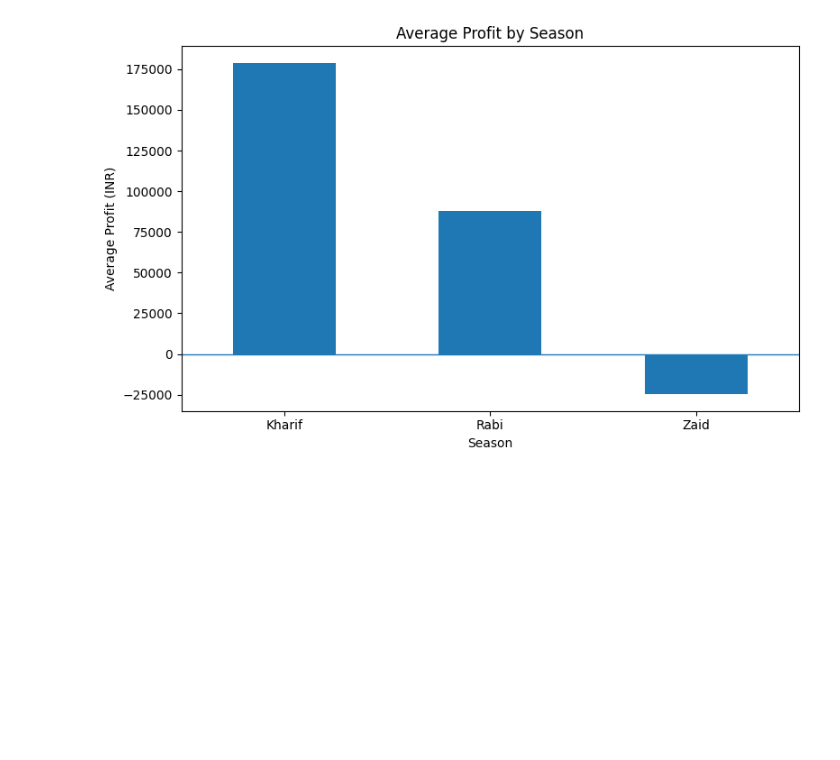
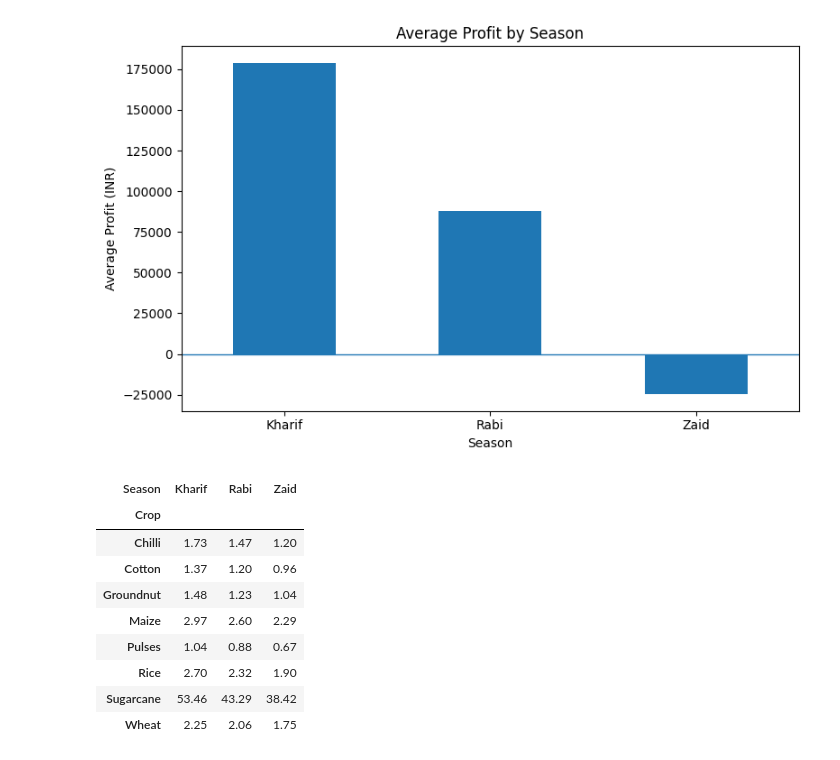
Before and after one commit to kaustubh9306-git/seasonal-agriculture-performance-analysis, a Jupyter notebook: Untitled4.ipynb, the cells around one changed output. Cells and saved outputs as stored; diff of their text form; code cells hidden in the pictures; blank space fills up the shorter version.

```diff
--- a/Untitled4.ipynb
+++ b/Untitled4.ipynb
@@ -213,3 +213,23 @@ plt.tight_layout()
 plt.show()
 # %% [output]
 [figure]
+# %%
+crop_season_yield = df_clean.pivot_table(
+    index="Crop",
+    columns="Season",
+    values="Yield_Tonnes_Ha",
+    aggfunc="mean"
+).round(2)
+
+crop_season_yield
+# %% [output]
+| Season | Kharif | Rabi | Zaid |
+| Crop |  |  |  |
+| Chilli | 1.73 | 1.47 | 1.20 |
+| Cotton | 1.37 | 1.20 | 0.96 |
+| Groundnut | 1.48 | 1.23 | 1.04 |
+| Maize | 2.97 | 2.60 | 2.29 |
+| Pulses | 1.04 | 0.88 | 0.67 |
+| Rice | 2.70 | 2.32 | 1.90 |
+| Sugarcane | 53.46 | 43.29 | 38.42 |
+| Wheat | 2.25 | 2.06 | 1.75 |
```
Also changed, not shown: parts of 3 cells of this notebook.
